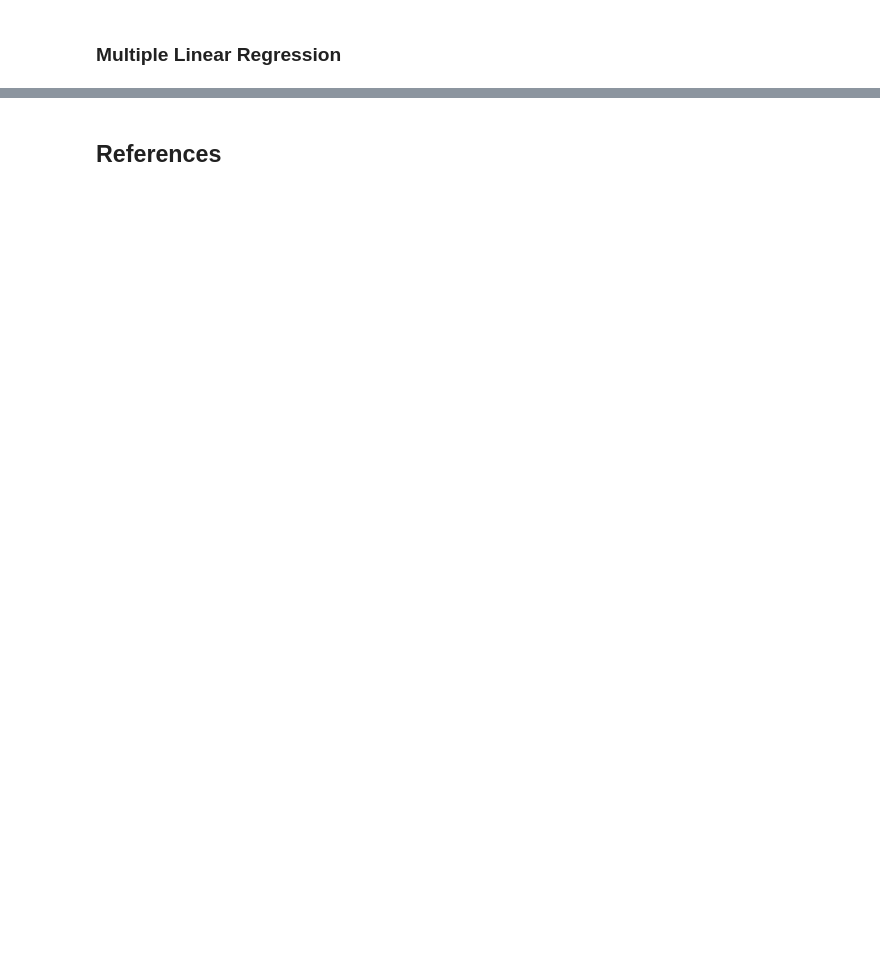
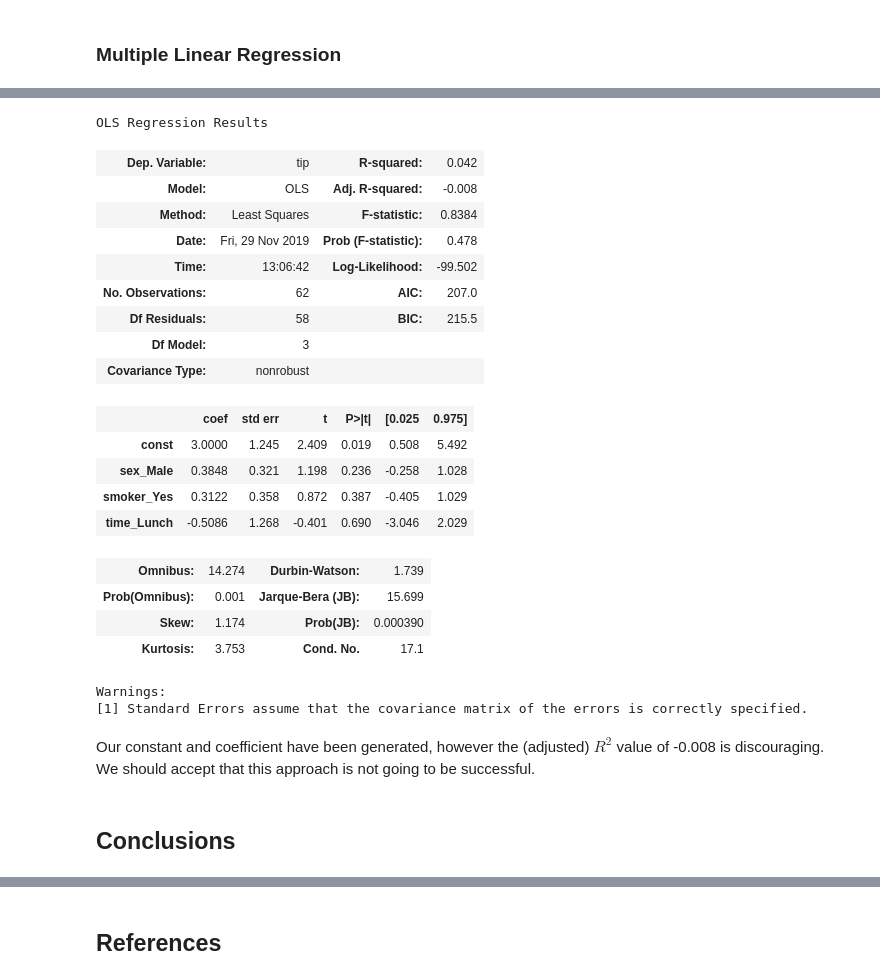
Before and after one commit to Pmcg1/FoDA_Project_2019, a Jupyter notebook: FoDA_Assessment_2019.ipynb, the cells around one changed output, grey strips where cells are left out. Saved outputs shown, nothing was run; the diff lists cells and outputs as text; code cells hidden in the pictures; blank space fills up the shorter version.

```diff
--- a/FoDA_Assessment_2019.ipynb
+++ b/FoDA_Assessment_2019.ipynb
@@ -881,0 +899,3 @@ Tip: 2.513 + 0.175 * Sex + 0.025 * Smoker + -0.029 * Time + 0.136 * Day
+# %%
+# Use pandas to convert categorical values to binary/ dummy values
+dummydf = pd.get_dummies(dfThur)
@@ -881,0 +947,41 @@ Tip: 2.513 + 0.175 * Sex + 0.025 * Smoker + -0.029 * Time + 0.136 * Day
+# %%
+# Create x value from the categorical variables
+x_val = catdf[["sex_Male","smoker_Yes","time_Lunch" ]]
+
+# Add a constant
+x_val = sm.add_constant(x_val)
+
+#Use tip as the y value
+y_val = catdf["tip"]
+
+# Fit the model
+mlmodel = sm.OLS(y_val, x_val).fit()
+
+# Output a summary
+mlmodel.summary()
+# %% [output]
+OLS Regression Results
+| Dep. Variable: | tip | R-squared: | 0.042 |
+| Model: | OLS | Adj. R-squared: | -0.008 |
+| Method: | Least Squares | F-statistic: | 0.8384 |
+| Date: | Fri, 29 Nov 2019 | Prob (F-statistic): | 0.478 |
+| Time: | 13:06:42 | Log-Likelihood: | -99.502 |
+| No. Observations: | 62 | AIC: | 207.0 |
+| Df Residuals: | 58 | BIC: | 215.5 |
+| Df Model: | 3 |  |  |
+| Covariance Type: | nonrobust |  |  |
+|  | coef | std err | t | P>|t| | [0.025 | 0.975] |
+| const | 3.0000 | 1.245 | 2.409 | 0.019 | 0.508 | 5.492 |
+| sex_Male | 0.3848 | 0.321 | 1.198 | 0.236 | -0.258 | 1.028 |
+| smoker_Yes | 0.3122 | 0.358 | 0.872 | 0.387 | -0.405 | 1.029 |
+| time_Lunch | -0.5086 | 1.268 | -0.401 | 0.690 | -3.046 | 2.029 |
+| Omnibus: | 14.274 | Durbin-Watson: | 1.739 |
+| Prob(Omnibus): | 0.001 | Jarque-Bera (JB): | 15.699 |
+| Skew: | 1.174 | Prob(JB): | 0.000390 |
+| Kurtosis: | 3.753 | Cond. No. | 17.1 |
+Warnings:
+[1] Standard Errors assume that the covariance matrix of the errors is correctly specified.
+# %% [markdown]
+Our constant and coefficient have been generated, however the (adjusted) $R^2$ value of -0.008 is discouraging. We should accept that this approach is not going to be successful.
+# %% [markdown]
+## Conclusions
```
Also changed, not shown: parts of 33 cells of this notebook, 1 other file.
